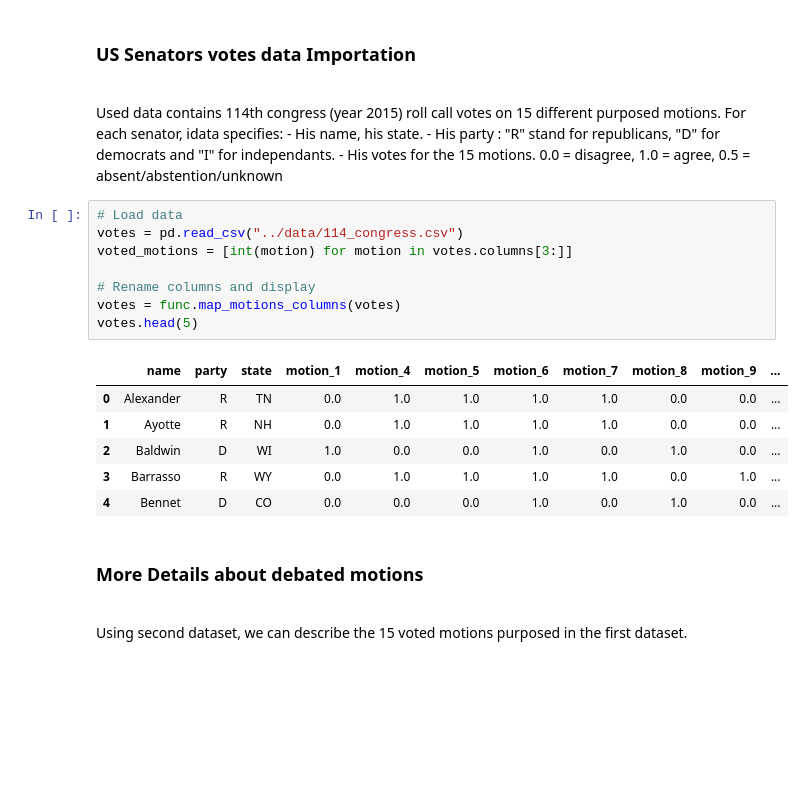
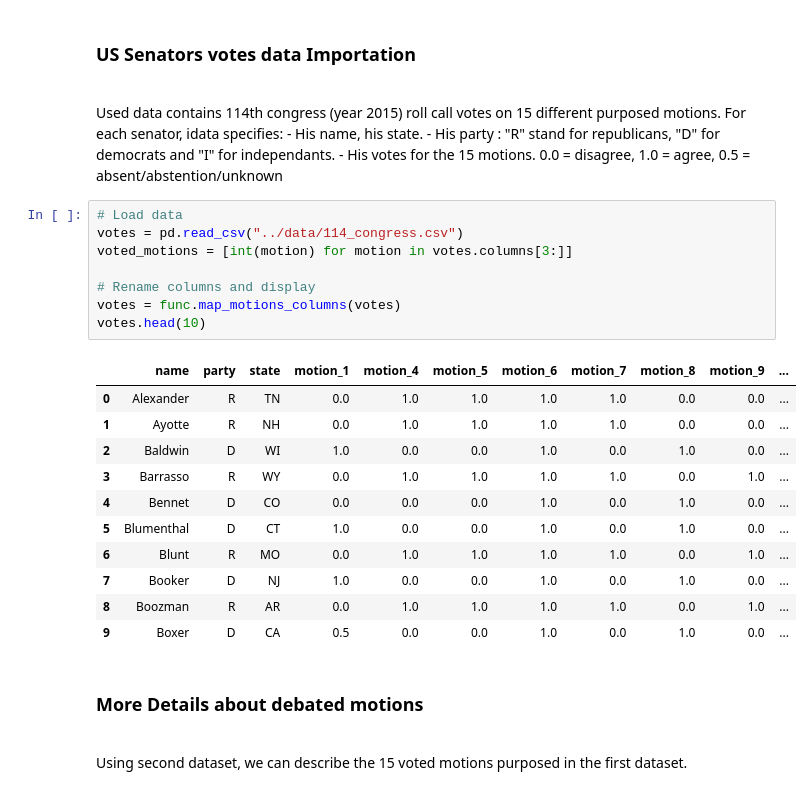
Before and after one commit to tvienne/politics_clustering, a Jupyter notebook: politics_clustering/clustering.ipynb, the cells around one changed output. Drawn from its saved outputs; the diff is of its cells as text; blank space fills up the shorter version.

```diff
--- a/politics_clustering/clustering.ipynb
+++ b/politics_clustering/clustering.ipynb
@@ -54,18 +55,23 @@ Used data contains 114th congress (year 2015) roll call votes on 15 different pu
 # %%
 # Load data
 votes = pd.read_csv("../data/114_congress.csv")
 voted_motions = [int(motion) for motion in votes.columns[3:]]
 
 # Rename columns and display
 votes = func.map_motions_columns(votes)
-votes.head(5)
+votes.head(10)
 # %% [output]
 |  | name | party | state | motion_1 | motion_4 | motion_5 | motion_6 | motion_7 | motion_8 | motion_9 | ... |
 | 0 | Alexander | R | TN | 0.0 | 1.0 | 1.0 | 1.0 | 1.0 | 0.0 | 0.0 | ... |
 | 1 | Ayotte | R | NH | 0.0 | 1.0 | 1.0 | 1.0 | 1.0 | 0.0 | 0.0 | ... |
 | 2 | Baldwin | D | WI | 1.0 | 0.0 | 0.0 | 1.0 | 0.0 | 1.0 | 0.0 | ... |
 | 3 | Barrasso | R | WY | 0.0 | 1.0 | 1.0 | 1.0 | 1.0 | 0.0 | 1.0 | ... |
 | 4 | Bennet | D | CO | 0.0 | 0.0 | 0.0 | 1.0 | 0.0 | 1.0 | 0.0 | ... |
+| 5 | Blumenthal | D | CT | 1.0 | 0.0 | 0.0 | 1.0 | 0.0 | 1.0 | 0.0 | ... |
+| 6 | Blunt | R | MO | 0.0 | 1.0 | 1.0 | 1.0 | 1.0 | 0.0 | 1.0 | ... |
+| 7 | Booker | D | NJ | 1.0 | 0.0 | 0.0 | 1.0 | 0.0 | 1.0 | 0.0 | ... |
+| 8 | Boozman | R | AR | 0.0 | 1.0 | 1.0 | 1.0 | 1.0 | 0.0 | 1.0 | ... |
+| 9 | Boxer | D | CA | 0.5 | 0.0 | 0.0 | 1.0 | 0.0 | 1.0 | 0.0 | ... |
 # %% [markdown]
 <h3>More Details about debated motions </h3><br/>
 Using second dataset, we can describe the 15 voted motions purposed in the first dataset.
```
Also changed, not shown: parts of 30 cells of this notebook, 1 other file.
